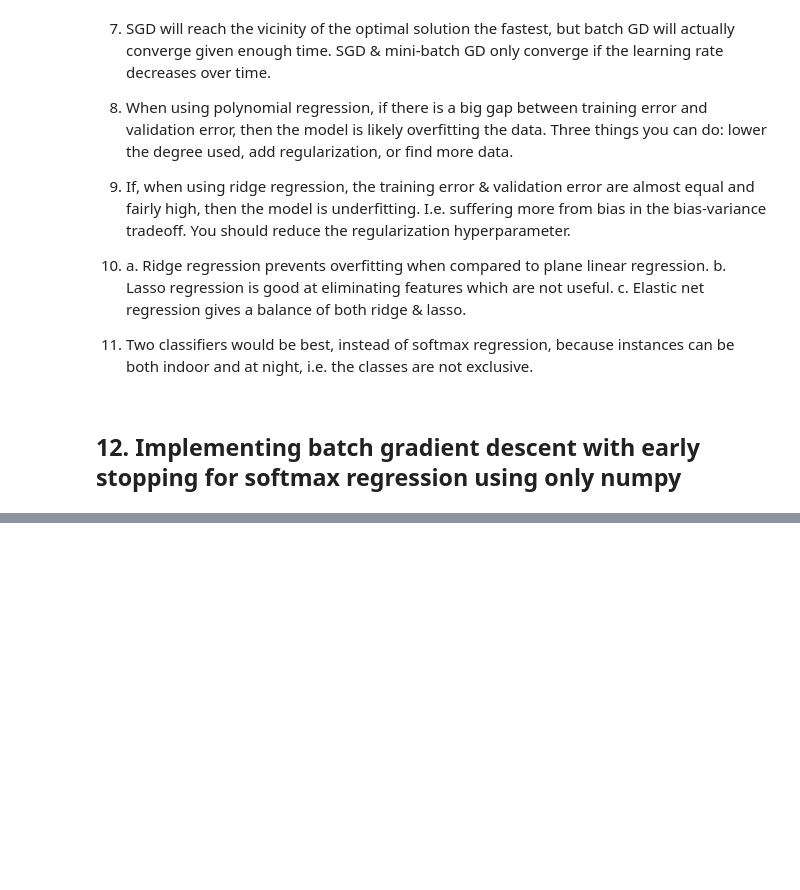
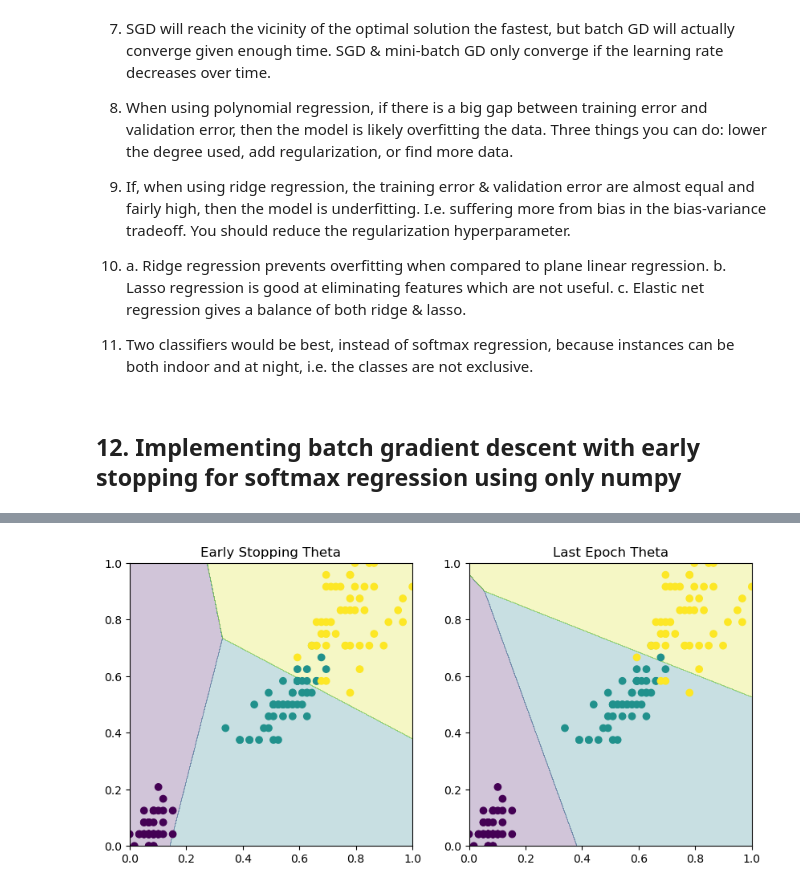
Before and after one commit to edwardbickerton/handson-ml3, a Jupyter notebook: my completed exercises/04.ipynb, the cells around one changed output, grey strips where cells are left out. Cells and saved outputs as stored; diff of their text form; code cells hidden in the pictures; blank space fills up the shorter version.

```diff
--- a/my completed exercises/04.ipynb
+++ b/my completed exercises/04.ipynb
@@ -28,0 +208,18 @@ import numpy as np
+# %%
+from sklearn.datasets import load_iris
+from sklearn.preprocessing import MinMaxScaler
+
+iris = load_iris(as_frame=True)
+
+X = iris.data[["petal length (cm)", "petal width (cm)"]].values
+y = iris["target"].values
+
+X_train, y_train, X_test, y_test = train_test_split(X, y, 0.1)
+
+scaler = MinMaxScaler()
+X_train = scaler.fit_transform(X_train)
+X_test = scaler.transform(X_test)
+X = scaler.transform(X)
+# %%
+model = BatchSoftmax(early_stopping=True)
+model.fit(X_train, y_train)
@@ -28,0 +228,11 @@ import numpy as np
+# %%
+fig, axs = plt.subplots(1, 2, figsize=(10, 5))
+
+axs[0].set_title("Early Stopping Theta")
+plot_predictions(X, y, model.theta, axs[0])
+axs[1].set_title("Last Epoch Theta")
+plot_predictions(X, y, model.thetas[-1], axs[1])
+
+plt.show()
+# %% [output]
+[figure, added]
```
Also changed, not shown: parts of 8 cells of this notebook.
